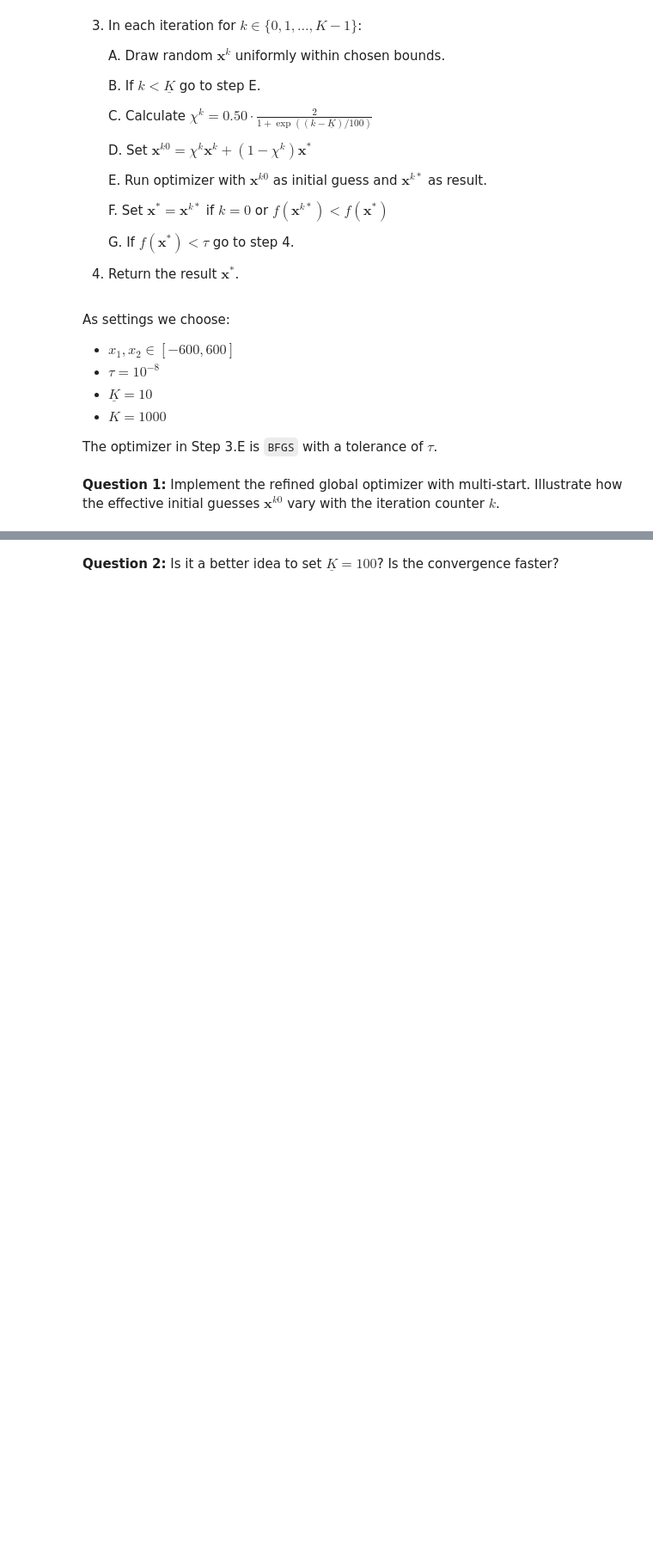
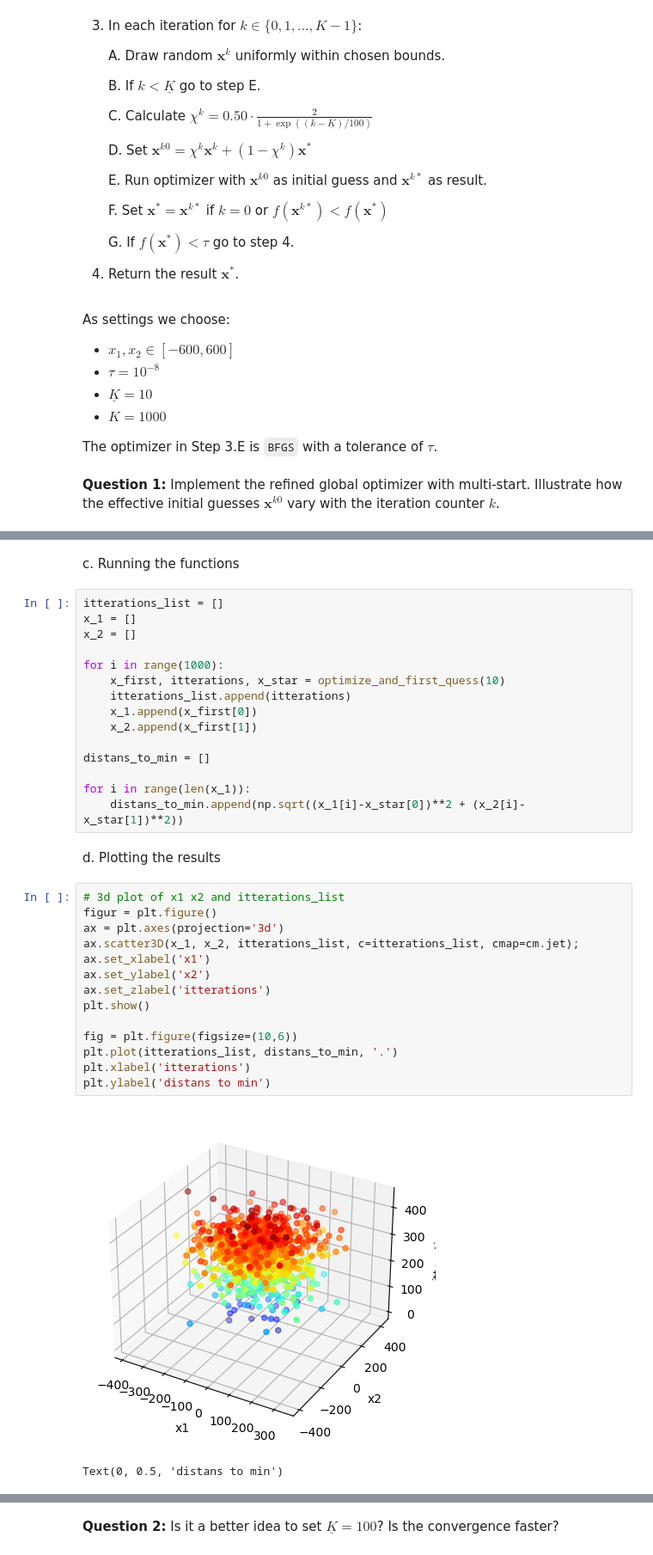
Before and after one commit to NumEconCopenhagen/projects-2023-mathias-emma, a Jupyter notebook: Exam/Question3.ipynb, the cells around one changed output, grey strips where cells are left out. Shown at 86% size. Saved outputs shown, nothing was run; the diff lists cells and outputs as text; blank space fills up the shorter version.

```diff
--- a/Exam/Question3.ipynb
+++ b/Exam/Question3.ipynb
@@ -296,0 +296,36 @@ plt.show()
+# %% [markdown]
+c. Running the functions
+# %%
+itterations_list = []
+x_1 = []
+x_2 = []
+
+for i in range(1000):
+    x_first, itterations, x_star = optimize_and_first_quess(10)
+    itterations_list.append(itterations)
+    x_1.append(x_first[0])
+    x_2.append(x_first[1])
+
+distans_to_min = []
+
+for i in range(len(x_1)):
+    distans_to_min.append(np.sqrt((x_1[i]-x_star[0])**2 + (x_2[i]-x_star[1])**2))
+# %% [markdown]
+d. Plotting the results
+# %%
+# 3d plot of x1 x2 and itterations_list
+figur = plt.figure()
+ax = plt.axes(projection='3d')
+ax.scatter3D(x_1, x_2, itterations_list, c=itterations_list, cmap=cm.jet);
+ax.set_xlabel('x1')
+ax.set_ylabel('x2')
+ax.set_zlabel('itterations')
+plt.show()
+
+fig = plt.figure(figsize=(10,6))
+plt.plot(itterations_list, distans_to_min, '.')
+plt.xlabel('itterations')
+plt.ylabel('distans to min')
+# %% [output]
+[figure, added]
+Text(0, 0.5, 'distans to min')
```
Also changed, not shown: parts of 16 cells of this notebook.
